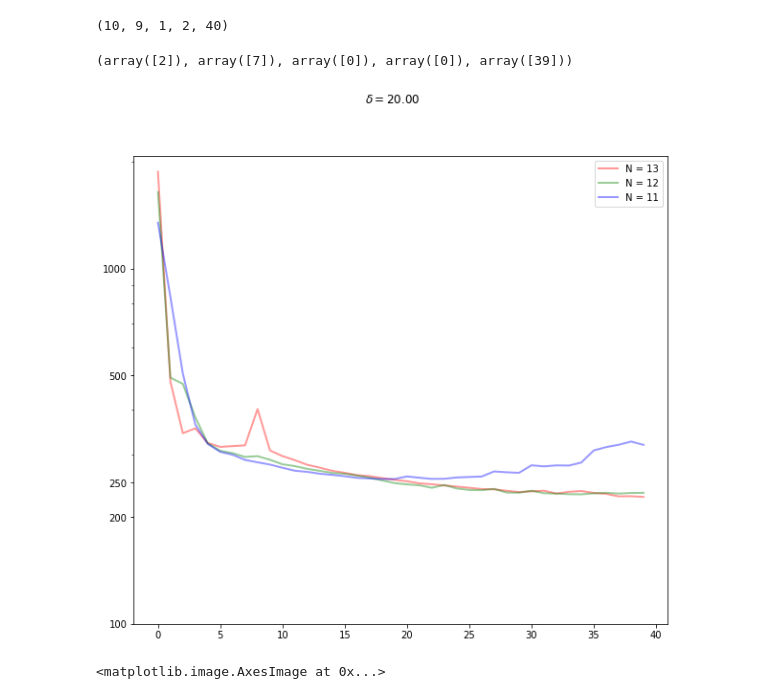
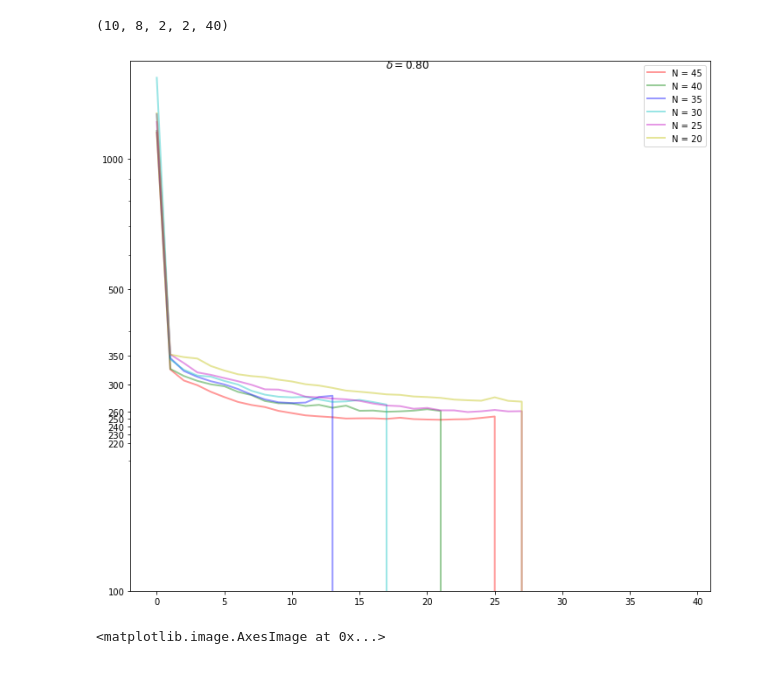
Before and after one commit to ATTPC/VAE-event-classification, a Jupyter notebook: notebooks/exploring_hyperparams.ipynb, the cells around one changed output. Cells and saved outputs as stored; diff of their text form; code cells hidden in the pictures.

```diff
--- a/notebooks/exploring_hyperparams.ipynb
+++ b/notebooks/exploring_hyperparams.ipynb
@@ -8,42 +8,53 @@ sys.path.append("../src")
 from numpy_filterbank import *
 %matplotlib inline
 # %%
-hyperparam_vals = np.load("../loss_records/hyperparam_vals.npy")
-loss_values = np.load("../loss_records/delta_opt.npy")
+hyperparam_vals = np.load("../loss_records/hyperparam_vals_1.npy")
+loss_values = np.load("../loss_records/delta_opt_1.npy")
 
 images = np.load("../data/simulated/pr_train_simulated.npy")
 # %%
 loss_values.shape
 # %% [output]
-(10, 9, 1, 2, 40)
+(10, 8, 2, 2, 40)
-# %%
-np.where(loss_values == np.min(loss_values, ))
-# %% [output]
-(array([2]), array([7]), array([0]), array([0]), array([39]))
+# %%
+loss_values[np.isnan(loss_values)] = 1e4
 # %%
 fig, ax = plt.subplots(figsize=(10, 9))
 
-delta_loc = -1
-delta_val = hyperparam_vals[0][-1]
+delta_loc = 0
+delta_val = hyperparam_vals[0][delta_loc]
 
 fig.suptitle(r"$\delta = {:4.2f}$".format(delta_val))
 ax.plot(np.arange(40), loss_values[delta_loc, -1, 0, 0, :], "r-", linewidth=2, alpha = .4,
         label = "N = {}".format(hyperparam_vals[1][-1])
        )
 ax.plot(np.arange(40), loss_values[delta_loc, -2, 0, 0, :], "g-", linewidth=2, alpha = .4,
        label = "N = {}".format(hyperparam_vals[1][-2])
        )
 ax.plot(np.arange(40), loss_values[delta_loc, -3, 0, 0, :], "b-", linewidth=2, alpha = .4,
        label = "N = {}".format(hyperparam_vals[1][-3])
     )
 
+ax.plot(np.arange(40), loss_values[delta_loc, -4, 0, 0, :], "c-", linewidth=2, alpha = .4,
+       label = "N = {}".format(hyperparam_vals[1][-4])
+    )
+
+ax.plot(np.arange(40), loss_values[delta_loc, -5, 0, 0, :], "m-", linewidth=2, alpha = .4,
+       label = "N = {}".format(hyperparam_vals[1][-5])
+    )
+
+ax.plot(np.arange(40), loss_values[delta_loc, -6, 0, 0, :], "y-", linewidth=2, alpha = .4,
+       label = "N = {}".format(hyperparam_vals[1][-6])
+    )
+
 ax.set_yscale("log")
 
 plt.legend()
-ax.set_yticks([100, 200, 250, 500, 1000])
+ax.set_yticks([100, 220, 230, 240, 250, 260, 300, 350, 500, 1000])
 ax.get_yaxis().set_major_formatter(matplotlib.ticker.ScalarFormatter())
+plt.tight_layout()
 # %% [output]
-[figure, old version]
+[figure, new version]
 # %%
 selected = images[3].reshape((1, 128, 128))
 plt.imshow(selected.reshape((128, 128)), cmap="Greys_r")
```
Also changed, not shown: parts of 2 cells of this notebook, 2 other files.
